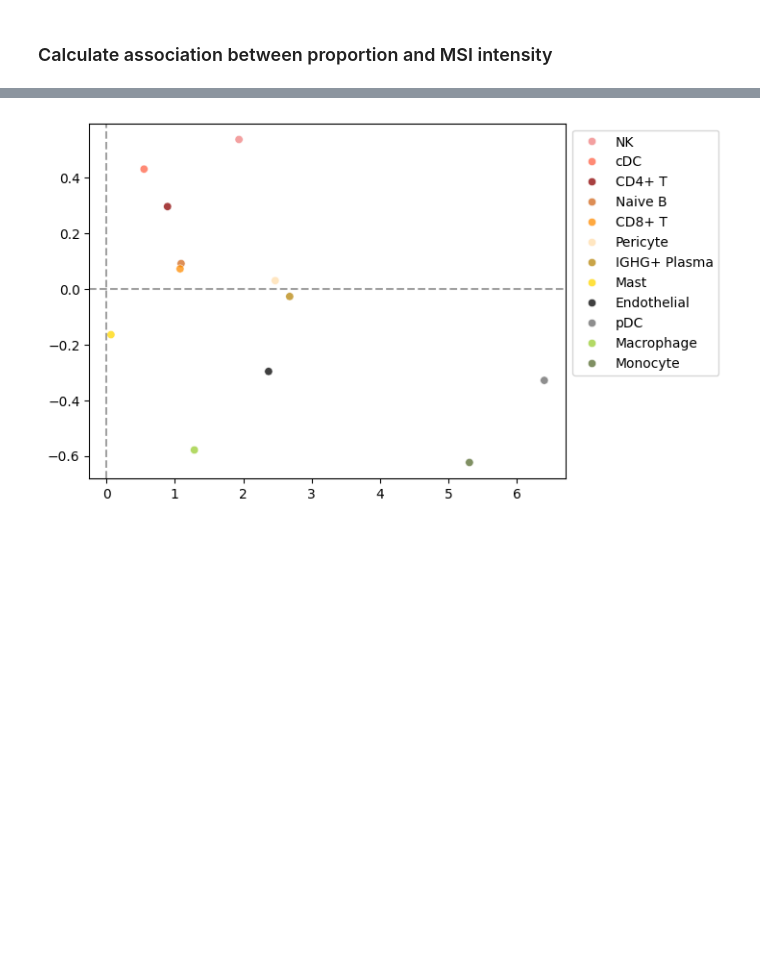
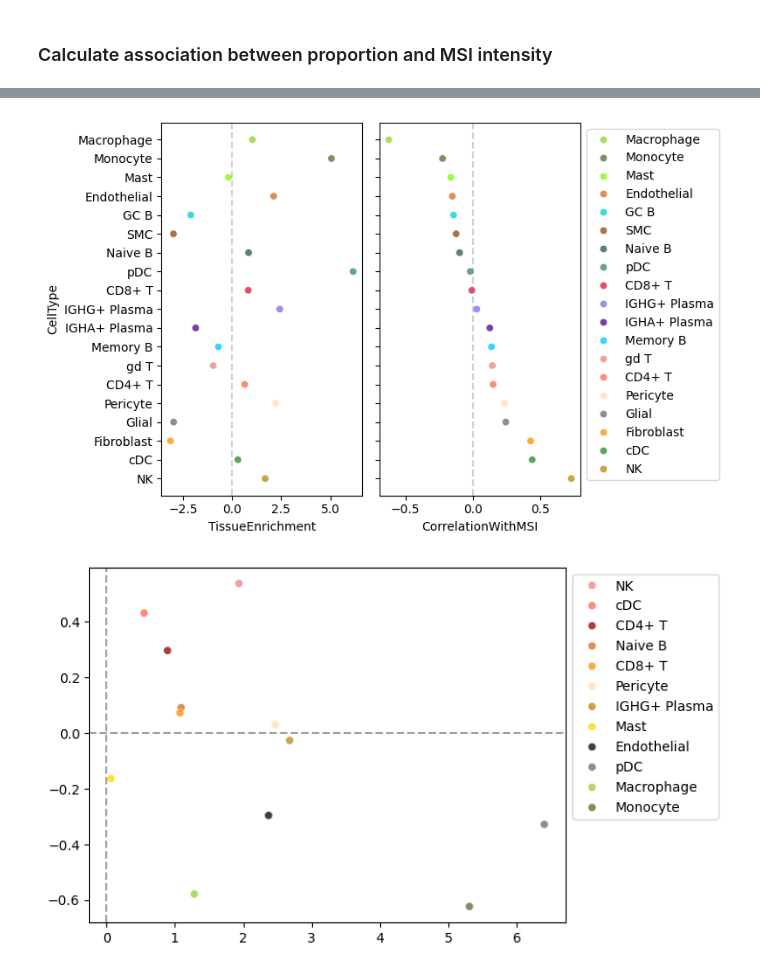
Before and after one commit to 18parkky/CRC_MSI_intensity_analysis, a Jupyter notebook: scripts/main/2_2_TME_analysis_Chen/1_TME_proportion_analysis.ipynb, the cells around one changed output, grey strips where cells are left out. Cells and saved outputs as stored; diff of their text form; code cells hidden in the pictures; blank space fills up the shorter version.

```diff
--- a/scripts/main/2_2_TME_analysis_Chen/1_TME_proportion_analysis.ipynb
+++ b/scripts/main/2_2_TME_analysis_Chen/1_TME_proportion_analysis.ipynb
@@ -185,3 +193,5 @@ for CellType, edf in CellTypeProportionByPatient[CellTypeProportionByPatient['Bi
     AssociationWithMSIByCellType.append( [CellType, r, pval, len(list_PatientID)-c] )
 
 AssociationWithMSIByCellType = pd.DataFrame(AssociationWithMSIByCellType, columns=['CellType', 'R', 'pval', 'n_patients'])
+# %%
+CellTypeProportionByPatient['MSI_score'] = [ dict_PatientID_to_MSI_intensity[PatientID] for PatientID in CellTypeProportionByPatient['PatientID'] ]
@@ -242,0 +326,33 @@ palette_e=[
+# %%
+fig, axes = plt.subplots(1, 2, figsize=(8, 5), sharey=True)
+# ax = sns.scatterplot(data=SummarizedInfo, x='TissueEnrichment', y='CorrelationWithMSI', hue='CellType',
+#                      alpha=0.75,
+#                      # palette=dict_ct_to_color,
+#                      palette=palette_e,
+#                      )
+ax = sns.scatterplot(data=SummarizedInfo.sort_values('CorrelationWithMSI'), x='TissueEnrichment', y='CellType', hue='CellType',
+                     alpha=0.75,
+                     # palette=dict_ct_to_color,
+                     palette=palette_e,
+                     legend=None,
+                     ax=axes[0]
+                     )
+axes[0].axvline(0, color='gray', ls='--', alpha=0.35)
+
+ax = sns.scatterplot(data=SummarizedInfo.sort_values('CorrelationWithMSI'), x='CorrelationWithMSI', y='CellType', hue='CellType',
+                     alpha=0.75,
+                     # palette=dict_ct_to_color,
+                     palette=palette_e,
+                     ax=axes[1]
+                     )
+axes[1].axvline(0, color='gray', ls='--', alpha=0.35)
+
+sns.move_legend(ax, "upper left", bbox_to_anchor=(1, 1), title='')
+fig.tight_layout();
+
+# plt.axhline(0, color='gray', ls='--', alpha=0.35)
+# ax.set_ylim([-1, 1]);
+# ax.set_xlabel('');
+# ax.set_ylabel('');
+# %% [output]
+[figure, added]
```
Also changed, not shown: parts of 25 cells of this notebook, 24 other files.
